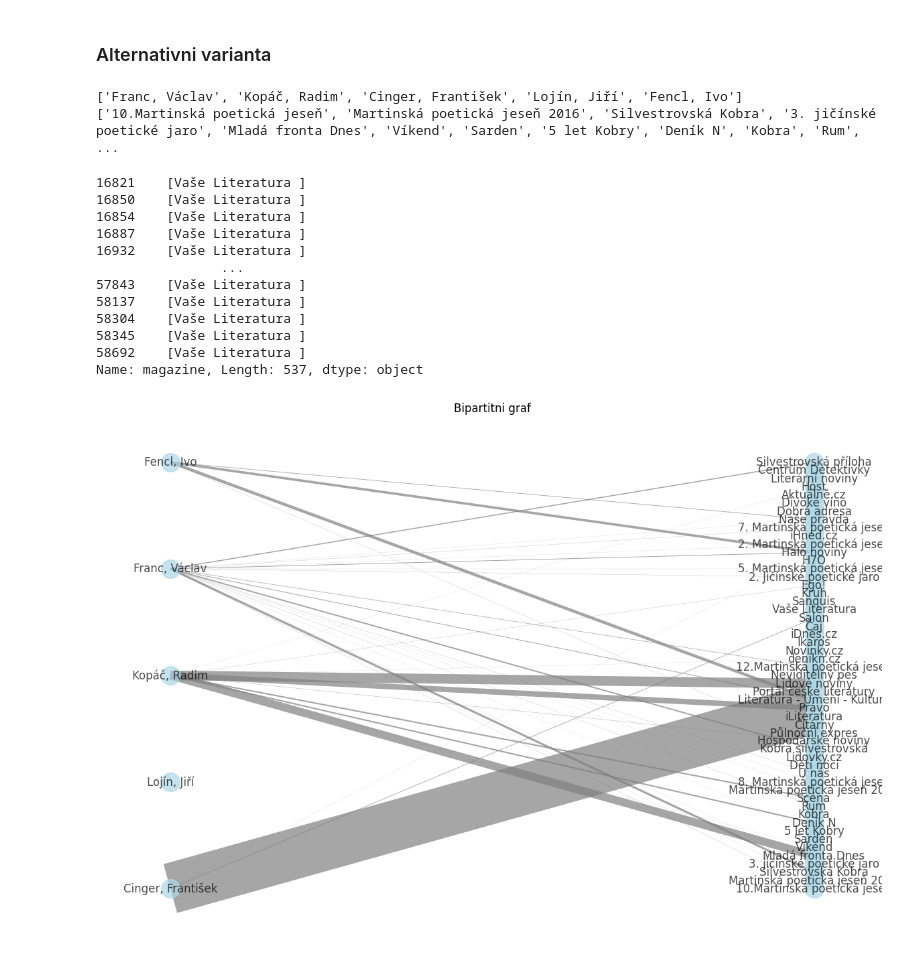
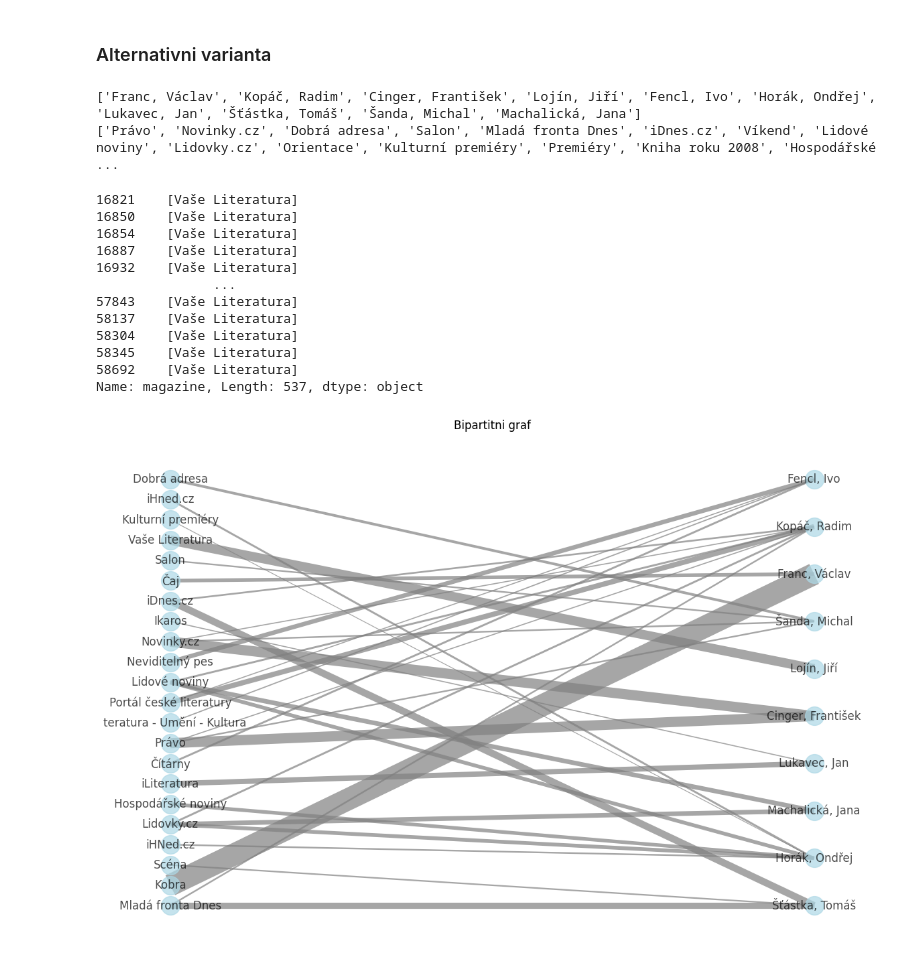
Before and after one commit to panuscha/DH-data-process, a Jupyter notebook: display_graph.ipynb, the cells around one changed output. Cells and saved outputs as stored; diff of their text form; code cells hidden in the pictures.

```diff
--- a/display_graph.ipynb
+++ b/display_graph.ipynb
@@ -99,7 +99,7 @@ import matplotlib.pyplot as plt
 from collections import Counter
 import numpy as np
 
-out = 'data/csv/out_{database_type}.csv'
+out = 'data/csv/out_{}.csv'.format(database_type)
 
 # Cesta k nasim datum
 csv_data = out
@@ -143,6 +143,9 @@ pattern_magazine = r"(.*?)\[" # <- hranate zavory
 # Odstranime misto vydani v zavore (pokud je pritomno)
 df['magazine'] = df['magazine'].apply(lambda x: [re.search(pattern_magazine, y).group(1) if re.search(pattern_magazine, y) else y for y in x])
 
+# Zbavime se prebytecnych mezer na zacatku a na konci stringu
+df['magazine'] = df['magazine'].apply(lambda x: [y.rstrip() for y in x])
+
 unique_magazine = find_unique(df.magazine)
 print(unique_magazine)
 # %% [output]
@@ -228,43 +231,43 @@ all_authors = flatten_list(df.author)
 # Spocteme, v kolika zaznamech se casopic objevil
 counted_authors = Counter(all_authors)
 
-# Najdeme pet nejcastejsich casopisu, ktere pak zobrazime
-five_most_common_authors = [item[0] for item in counted_authors.most_common(5)]
+n = 10
 
-print(five_most_common_authors)
+# Najdeme nejcastejsi autory, ktere pak zobrazime
+most_common_authors = [item[0] for item in counted_authors.most_common(n)]
+
+print(most_common_authors)
 
 
 # Sloupec, ktery chceme zobrazit.
 column = 'magazine'
 
-ind = [True if any([True if author in five_most_common_authors else False for author in author_list]) else False for author_list in df['author']]
+ind = [True if any([True if author in most_common_authors else False for author in author_list]) else False for author_list in df['author']]
 
-# Najdeme deset nejcastejsich elementu, ktere pak zobrazime
+
 author_elements = df[ind][column]
 
-unique_author_elements_dirty = find_unique(author_elements)
-
-unique_author_elements = list(set([string.rstrip() for string in unique_author_elements_dirty]))
+unique_author_elements = find_unique(author_elements)
 
 print(unique_author_elements)
 # %% [output]
-['Franc, Václav', 'Kopáč, Radim', 'Cinger, František', 'Lojín, Jiří', 'Fencl, Ivo']
-['10.Martinská poetická jeseň', 'Martinská poetická jeseň 2016', 'Silvestrovská Kobra', '3. jičínské poetické jaro', 'Mladá fronta Dnes', 'Víkend', 'Sarden', '5 let Kobry', 'Deník N', 'Kobra', 'Rum',  ...
+['Franc, Václav', 'Kopáč, Radim', 'Cinger, František', 'Lojín, Jiří', 'Fencl, Ivo', 'Horák, Ondřej', 'Lukavec, Jan', 'Šťástka, Tomáš', 'Šanda, Michal', 'Machalická, Jana']
+['Právo', 'Novinky.cz', 'Dobrá adresa', 'Salon', 'Mladá fronta Dnes', 'iDnes.cz', 'Víkend', 'Lidové noviny', 'Lidovky.cz', 'Orientace', 'Kulturní premiéry', 'Premiéry', 'Kniha roku 2008', 'Hospodářské ...
 # %%
 ind_Lojin = [True if any([True if author == 'Lojín, Jiří' else False for author in author_list]) else False for author_list in df['author']]
 print(df[ind_Lojin]['magazine'])
 # %% [output]
-16821    [Vaše Literatura ]
-16850    [Vaše Literatura ]
-16854    [Vaše Literatura ]
-16887    [Vaše Literatura ]
-16932    [Vaše Literatura ]
-                ...
-57843    [Vaše Literatura ]
-58137    [Vaše Literatura ]
-58304    [Vaše Literatura ]
-58345    [Vaše Literatura ]
-58692    [Vaše Literatura ]
+16821    [Vaše Literatura]
+16850    [Vaše Literatura]
+16854    [Vaše Literatura]
+16887    [Vaše Literatura]
+16932    [Vaše Literatura]
+               ...
+57843    [Vaše Literatura]
+58137    [Vaše Literatura]
+58304    [Vaše Literatura]
+58345    [Vaše Literatura]
+58692    [Vaše Literatura]
 Name: magazine, Length: 537, dtype: object
 # %%
 import networkx as nx
@@ -274,38 +277,44 @@ import matplotlib.pyplot as plt
 G = nx.Graph()
 
 # Elementy pridame grafu jako uzle
-G.add_nodes_from(five_most_common_authors, bipartite=0)
+G.add_nodes_from(most_common_authors, bipartite=1)
 
-# Casopisy take pridame jako uzle
-G.add_nodes_from(unique_author_elements, bipartite=1)
 
 # Vahy hran. Cim vice clanku v casopisu, tim vyssi vaha.
 # Ve vykreslenem grafu pak bude vyssi vaha mit silnejsi caru.
 edge_weights = {}
 
 # Iterujeme pres vsechny clanky
 for _,row in df.iterrows():
     for element in row[column]:
         for author in row.author:
             # Chceme vyselektovat jen desen nejcastejsich elemenu a casopisu
-            if element in unique_author_elements and author in five_most_common_authors:
+            if element in unique_author_elements and author in most_common_authors:
                 if  (author, element) in edge_weights:
                     # Do dictionary hrany pridavame jako tuple
                     edge_weights[(author, element)] += 1
                 else:
                     edge_weights[(author, element)] = 1
 
+
+threshold = 40
+left = []
+
 for edge, weight in edge_weights.items():
-    G.add_edge(edge[0], edge[1], weight=weight)
+    if weight>threshold:
+        if ~G.has_node(edge[1]):
+            left.append(edge[1])
+            G.add_node(edge[1], bipartite=0)
+        G.add_edge(edge[0], edge[1], weight=weight)
 
-pos = nx.bipartite_layout(G, five_most_common_authors)
+pos = nx.bipartite_layout(G, nodes = left)
 #pos = nx.spring_layout(G)
 plt.figure(figsize=(15, 10))
-edge_widths = [0.1 * G[u][v]['weight'] for u, v in G.edges()]
+edge_widths = [0.02 * G[u][v]['weight'] for u, v in G.edges()]
 nx.draw_networkx(G, pos=pos, with_labels=True, node_color='lightblue', node_size=400,
                  width=edge_widths, edge_color='gray', alpha=0.7)
 plt.title("Bipartitni graf")
 plt.axis("off")
 plt.show()
 # %% [output]
-[figure, old version]
+[figure, new version]
```
Also changed, not shown: parts of 2 cells of this notebook, 11 other files.
